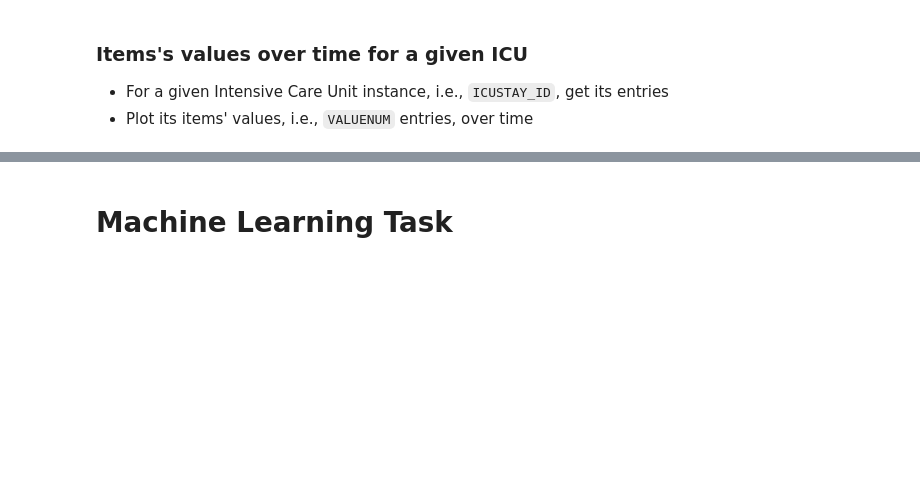
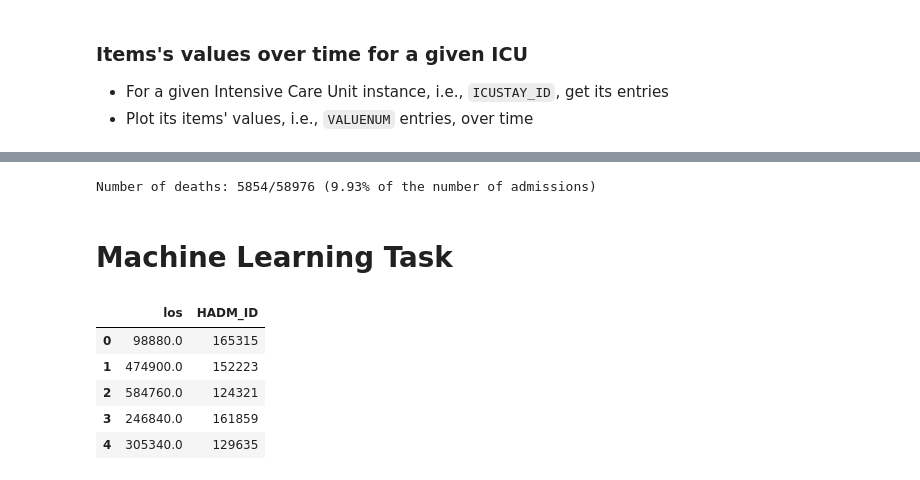
Before and after one commit to msramalho/fcup-bdcc, a Jupyter notebook: p2/BDCC_p2_dask.ipynb, the cells around one changed output, grey strips where cells are left out. Cells and saved outputs as stored; diff of their text form; code cells hidden in the pictures; blank space fills up the shorter version.

```diff
--- a/p2/BDCC_p2_dask.ipynb
+++ b/p2/BDCC_p2_dask.ipynb
@@ -146,2 +177,21 @@ icu_hist(df, 261926)
+# %%
+deaths = len(df_a[df_a.DEATHTIME.notnull()])
+adm = len(df_a)
+print("Number of deaths: %d/%d (%.2f%% of the number of admissions)" % (deaths, adm, 100*deaths/adm))
+# %% [output]
+Number of deaths: 5854/58976 (9.93% of the number of admissions)
 # %% [markdown]
 # Machine Learning Task
+# %%
+# get the LoS for each admission
+df_los = (df_a.DISCHTIME - df_a.ADMITTIME).dt.total_seconds().compute().to_frame()
+df_los.columns = ["los"]
+df_los["HADM_ID"] = df_a.HADM_ID
+df_los.head()
+# %% [output]
+|  | los | HADM_ID |
+| 0 | 98880.0 | 165315 |
+| 1 | 474900.0 | 152223 |
+| 2 | 584760.0 | 124321 |
+| 3 | 246840.0 | 161859 |
+| 4 | 305340.0 | 129635 |
```
Also changed, not shown: parts of 10 cells of this notebook.
